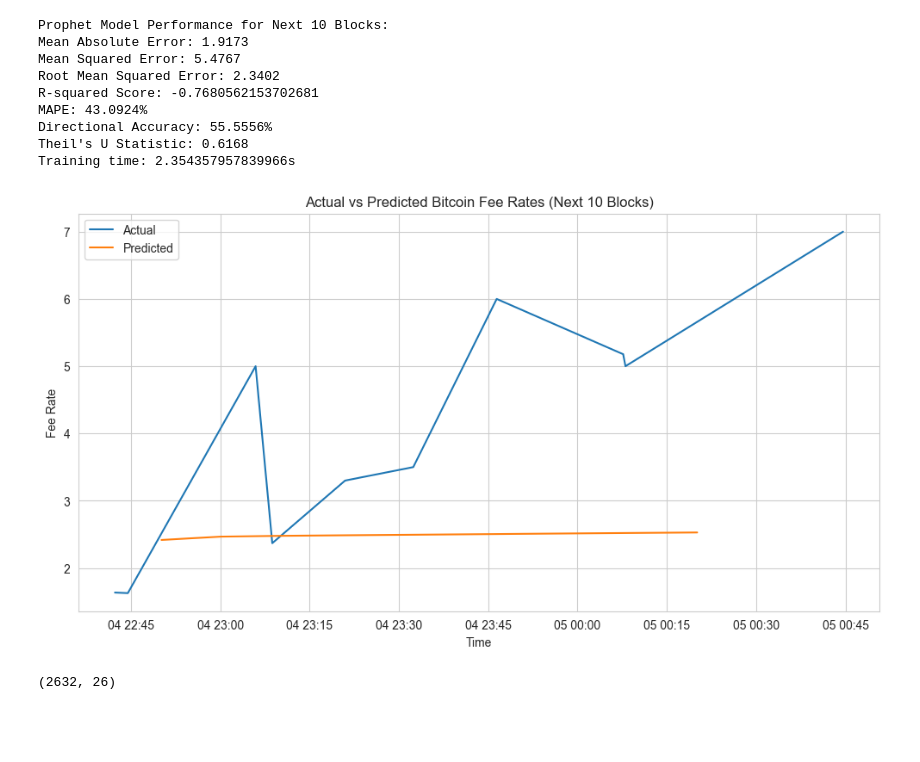
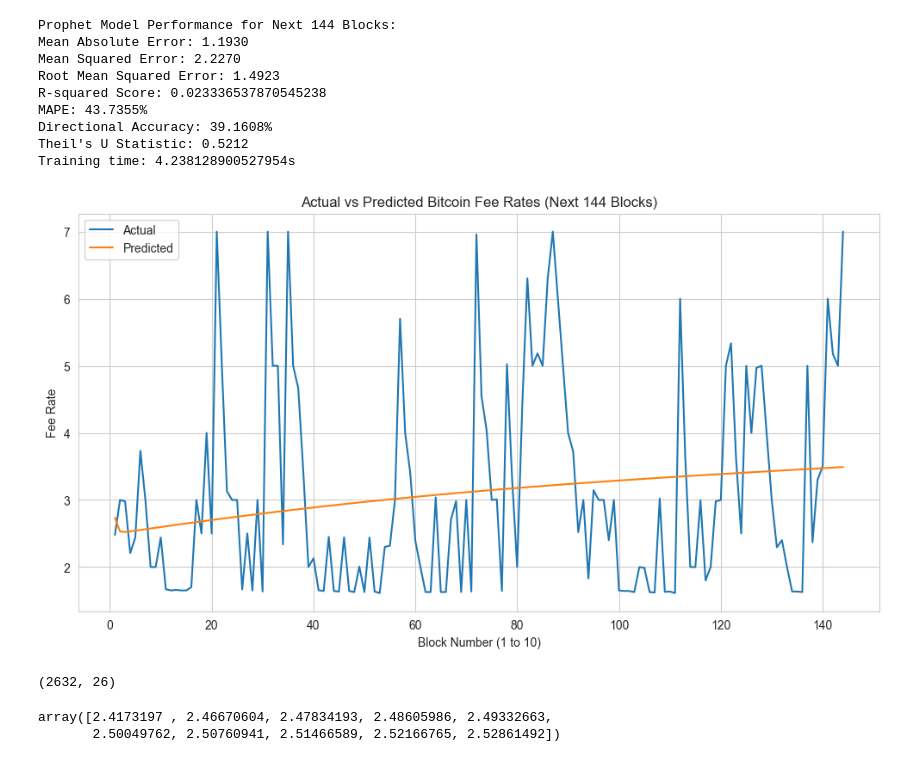
Before and after one commit to majiangqin/bitcoin, a Jupyter notebook: Prophet.ipynb, the cells around one changed output. Cells and saved outputs as stored; diff of their text form; code cells hidden in the pictures; blank space fills up the shorter version.

Commit message:
update prophet model

```diff
--- a/Prophet.ipynb
+++ b/Prophet.ipynb
@@ -5,7 +5,15 @@ from prophet import Prophet
 from sklearn.metrics import mean_absolute_error, mean_squared_error, r2_score
 import matplotlib.pyplot as plt
 import time
+import random
+# Set a fixed seed for reproducibility
+def set_seed(seed=42):
+    random.seed(seed)
+    np.random.seed(seed)
 
+
+# Call the function to set the seed
+set_seed(42)
 start=time.time()
 
 df = pd.read_csv('real_time_cleaned.csv')
@@ -36,7 +44,7 @@ prophet_df['mempool_usage'] = df['mempool_usage']
 prophet_df = prophet_df.dropna()
 
 # Split data for training
-train_size = len(prophet_df) - 10  # Change here to 10 if want to predict next 10 blocks
+train_size = len(prophet_df) - 144 # Change here to 10 if want to predict next 10 blocks
 train_df = prophet_df[:train_size]
 
 # Create and fit Prophet model
@@ -67,7 +75,7 @@ model.fit(train_df)
 last_known_data = train_df.copy().iloc[-1]
 future_predictions = []
 
-for i in range(10):# Change here to 10 if want to predict next 10 blocks
+for i in range(144):# Change here to 10 if want to predict next 10 blocks
     # Prepare the data for the next prediction
     next_input = pd.DataFrame([last_known_data[['ds'] + regressors].fillna(0)])
     future = model.predict(next_input)
@@ -140,7 +148,7 @@ end=time.time()
 mape = mean_absolute_percentage_error(y_true, y_pred)
 da = directional_accuracy(y_true, y_pred)
 theils_u = theil_u(y_true, y_pred)
-print("\nProphet Model Performance for Next 10 Blocks:")
+print("\nProphet Model Performance for Next 144 Blocks:")
 print(f"Mean Absolute Error: {mae:.4f}")
 print(f"Mean Squared Error: {mse:.4f}")
 print(f"Root Mean Squared Error: {rmse:.4f}")
@@ -151,12 +159,27 @@ print(f"Theil's U Statistic: {theils_u:.4f}")
 print(f"Training time: {end-start}s")
 
 # Plot actual vs. predicted
+# plt.figure(figsize=(12, 6))
+# plt.plot(prophet_df['ds'][-len(y_true):], y_true, label='Actual')
+# plt.plot(future_predictions_df['ds'][:len(y_pred)], y_pred, label='Predicted')
+# plt.title('Actual vs Predicted Bitcoin Fee Rates (Next 10 Blocks)')
+# plt.xlabel('Time')
+# plt.ylabel('Fee Rate')
+# plt.legend()
+# plt.show()
+
+
+# Plot actual vs. predicted for the last 10 blocks
 plt.figure(figsize=(12, 6))
-plt.plot(prophet_df['ds'][-len(y_true):], y_true, label='Actual')
-plt.plot(future_predictions_df['ds'][:len(y_pred)], y_pred, label='Predicted')
-plt.title('Actual vs Predicted Bitcoin Fee Rates (Next 10 Blocks)')
-plt.xlabel('Time')
+
+
+plt.plot(range(1, len(y_true) + 1), y_true, label='Actual')
+plt.plot(range(1, len(y_pred) + 1), y_pred, label='Predicted')
+
+plt.title('Actual vs Predicted Bitcoin Fee Rates (Next 144 Blocks)')
+plt.xlabel('Block Number (1 to 10)')
 plt.ylabel('Fee Rate')
+
 plt.legend()
 plt.show()
 # %% [output]
@@ -165,14 +188,19 @@ plt.show()
-Prophet Model Performance for Next 10 Blocks:
-Mean Absolute Error: 1.9173
-Mean Squared Error: 5.4767
-Root Mean Squared Error: 2.3402
-R-squared Score: -0.7680562153702681
-MAPE: 43.0924%
-Directional Accuracy: 55.5556%
-Theil's U Statistic: 0.6168
-Training time: 2.354357957839966s
+Prophet Model Performance for Next 144 Blocks:
+Mean Absolute Error: 1.1930
+Mean Squared Error: 2.2270
+Root Mean Squared Error: 1.4923
+R-squared Score: 0.023336537870545238
+MAPE: 43.7355%
+Directional Accuracy: 39.1608%
+Theil's U Statistic: 0.5212
+Training time: 4.238128900527954s
-[figure, old version]
+[figure, new version]
 # %%
 df.shape
 # %% [output]
 (2632, 26)
+# %%
+y_pred
+# %% [output]
+array([2.4173197 , 2.46670604, 2.47834193, 2.48605986, 2.49332663,
+       2.50049762, 2.50760941, 2.51466589, 2.52166765, 2.52861492])
```
Also changed, not shown: parts of 1 cell of this notebook, 1 other file.
